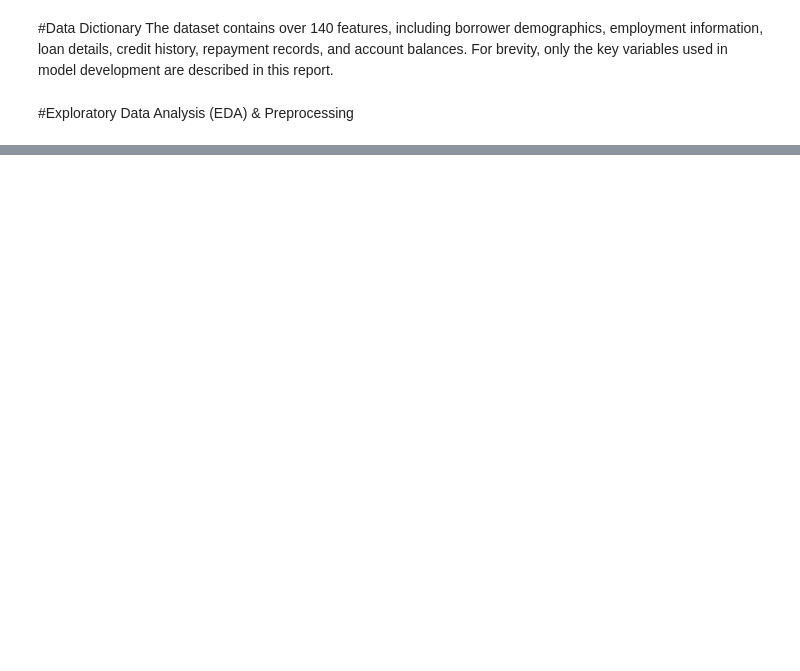
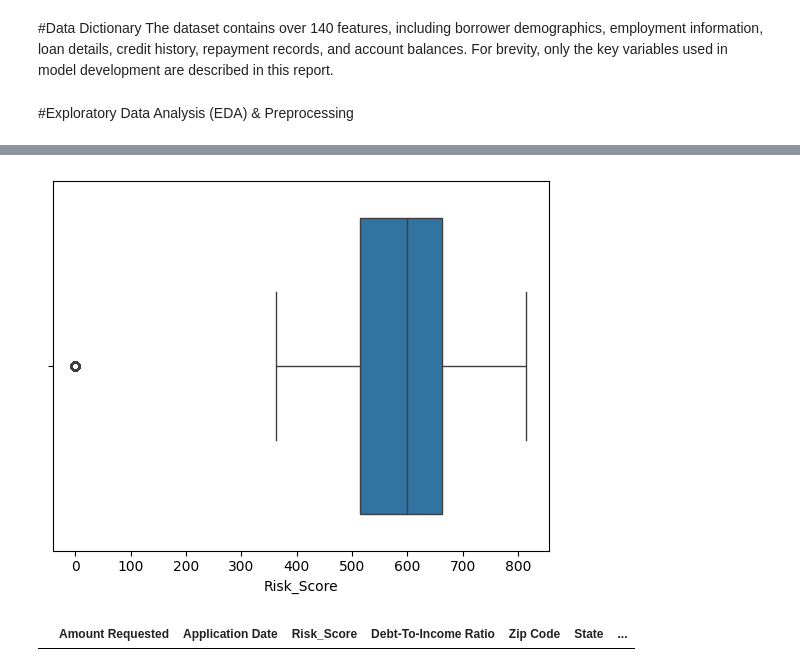
Before and after one commit to bhatturvashi2618-sketch/capstoneproject2, a Jupyter notebook: loan_approval.ipynb, the cells around one changed output, grey strips where cells are left out. Saved outputs shown, nothing was run; the diff lists cells and outputs as text; code cells hidden in the pictures; blank space fills up the shorter version.

```diff
--- a/loan_approval.ipynb
+++ b/loan_approval.ipynb
@@ -120,0 +318,4 @@ The dataset contains over 140 features, including borrower demographics, employm
+# %%
+accepted_df['il_util'] = accepted_df['il_util'].fillna(accepted_df['il_util'].median())
+accepted_df['mths_since_recent_inq'] = accepted_df['mths_since_recent_inq'].fillna(accepted_df['mths_since_recent_inq'].median())
+rejected_df['Risk_Score'] = rejected_df['Risk_Score'].fillna(rejected_df['Risk_Score'].median())
@@ -120,0 +334,2 @@ The dataset contains over 140 features, including borrower demographics, employm
+# %%
+rejected_df.drop_duplicates(inplace=True)
@@ -120,0 +360,12 @@ The dataset contains over 140 features, including borrower demographics, employm
+# %%
+import seaborn as sns
+
+sns.boxplot(x=rejected_df['Risk_Score'])
+plt.show()
+# %% [output]
+[figure, added]
+# %%
+#nvestigate whether a score of 0 is valid.
+rejected_df[rejected_df['Risk_Score'] == 0]
+# %% [output]
+|  | Amount Requested | Application Date | Risk_Score | Debt-To-Income Ratio | Zip Code | State | ... |
```
Also changed, not shown: parts of 32 cells of this notebook.
